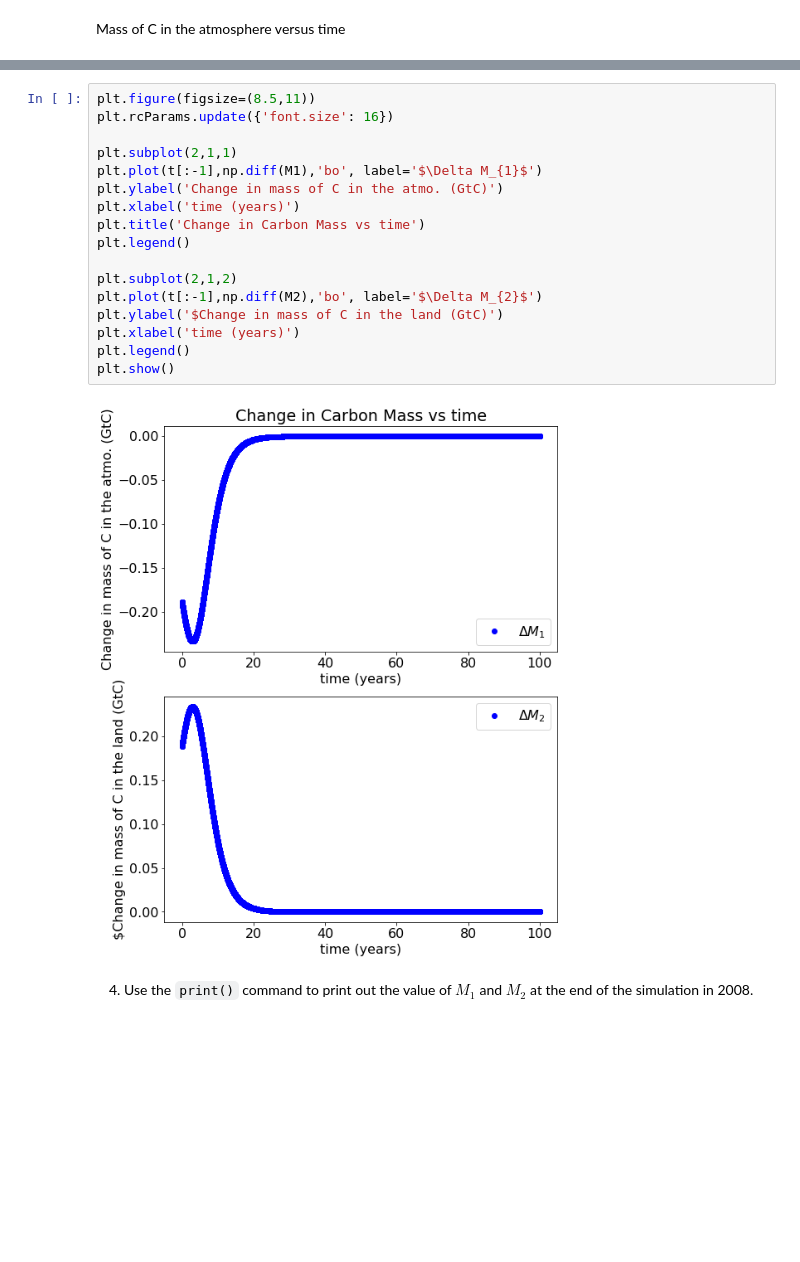
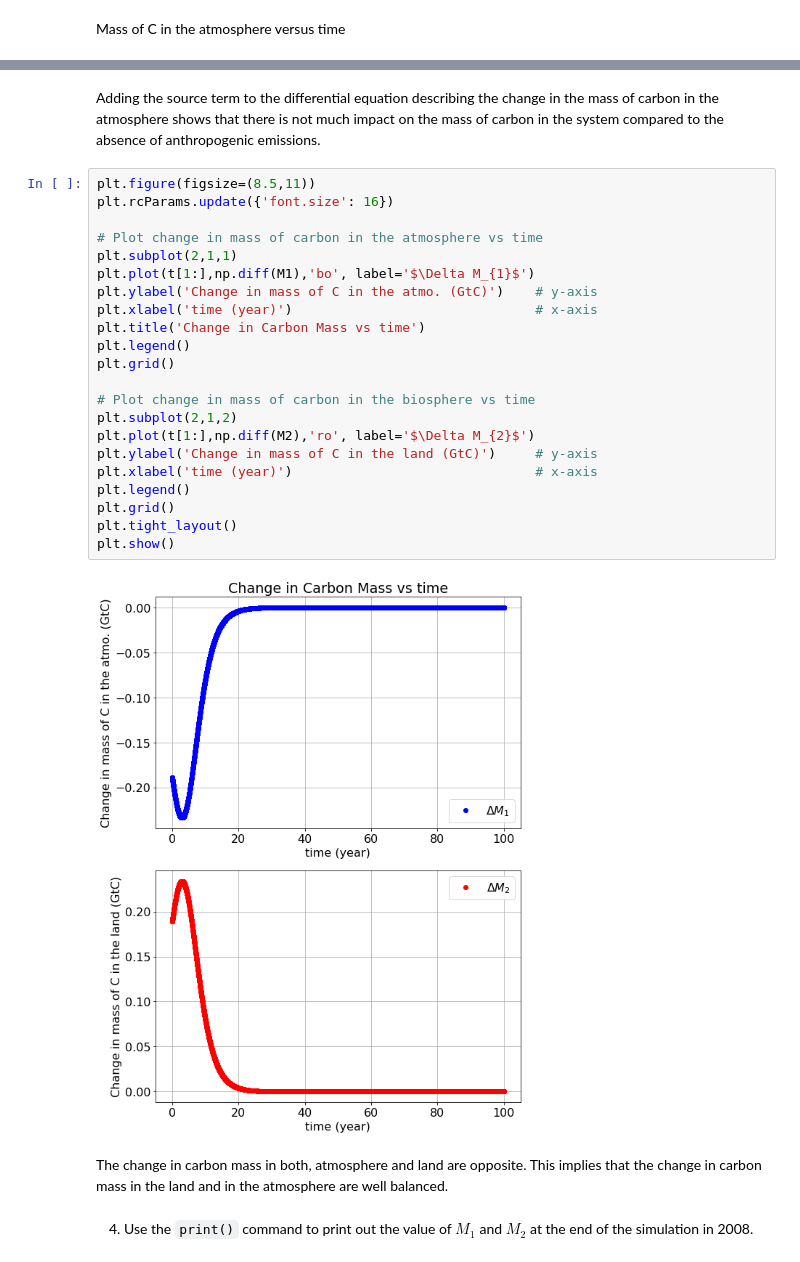
Before and after one commit to yao24/geos518-fall-2021, a Jupyter notebook: mod02/mod02-CarbonModel-Assignment.ipynb, the cells around one changed output, grey strips where cells are left out. Cells and saved outputs as stored; diff of their text form; blank space fills up the shorter version.

```diff
--- a/mod02/mod02-CarbonModel-Assignment.ipynb
+++ b/mod02/mod02-CarbonModel-Assignment.ipynb
@@ -255,22 +270,31 @@ plt.show()
+# %% [markdown]
+Adding the source term to the differential equation describing the change in the mass of carbon in the atmosphere shows that there is not much impact on the mass of carbon in the system compared to the absence of anthropogenic emissions.
 # %%
 plt.figure(figsize=(8.5,11))
 plt.rcParams.update({'font.size': 16})
 
+# Plot change in mass of carbon in the atmosphere vs time
 plt.subplot(2,1,1)
-plt.plot(t[:-1],np.diff(M1),'bo', label='$\Delta M_{1}$')
-plt.ylabel('Change in mass of C in the atmo. (GtC)')
-plt.xlabel('time (years)')
+plt.plot(t[1:],np.diff(M1),'bo', label='$\Delta M_{1}$')
+plt.ylabel('Change in mass of C in the atmo. (GtC)')    # y-axis
+plt.xlabel('time (year)')                               # x-axis
 plt.title('Change in Carbon Mass vs time')
 plt.legend()
+plt.grid()
 
+# Plot change in mass of carbon in the biosphere vs time
 plt.subplot(2,1,2)
-plt.plot(t[:-1],np.diff(M2),'bo', label='$\Delta M_{2}$')
-plt.ylabel('$Change in mass of C in the land (GtC)')
-plt.xlabel('time (years)')
+plt.plot(t[1:],np.diff(M2),'ro', label='$\Delta M_{2}$')
+plt.ylabel('Change in mass of C in the land (GtC)')     # y-axis
+plt.xlabel('time (year)')                               # x-axis
 plt.legend()
+plt.grid()
+plt.tight_layout()
 plt.show()
 # %% [output]
-[figure, old version]
+[figure, new version]
+# %% [markdown]
+The change in carbon mass in both, atmosphere and land are opposite. This implies that the change in carbon mass in the land and in the atmosphere are well balanced.
 # %% [markdown]
 
 4. Use the `print()` command to print out the value of $M_1$ and $M_2$ at the end of the simulation in 2008.
```
Also changed, not shown: parts of 25 cells of this notebook, 1 other file.
